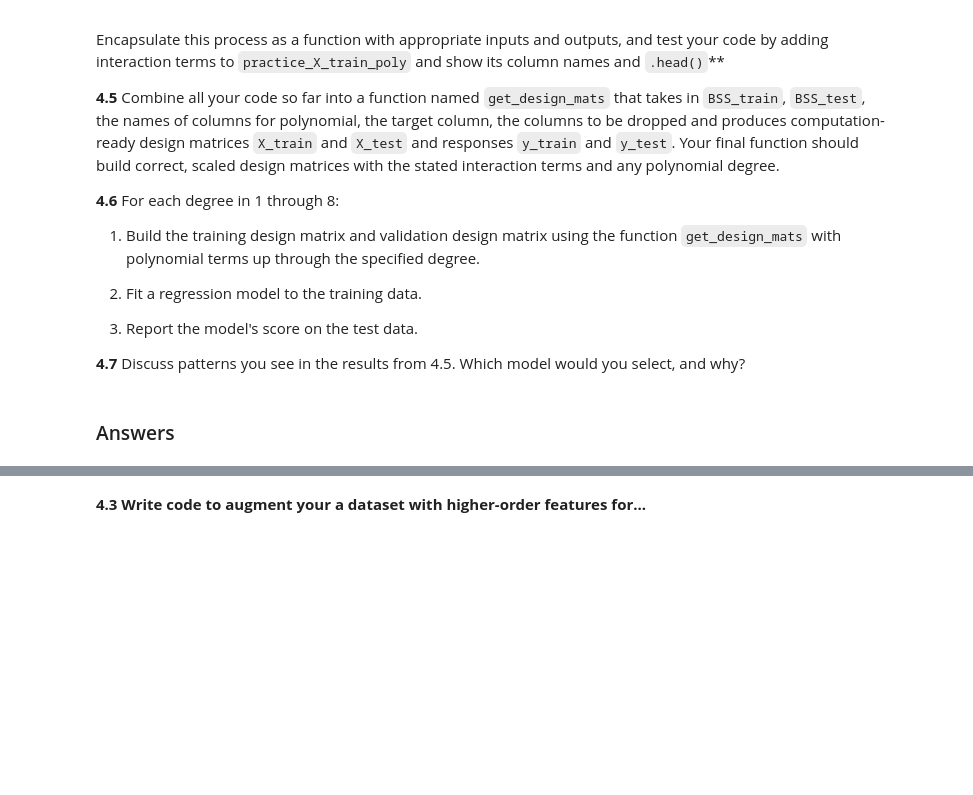
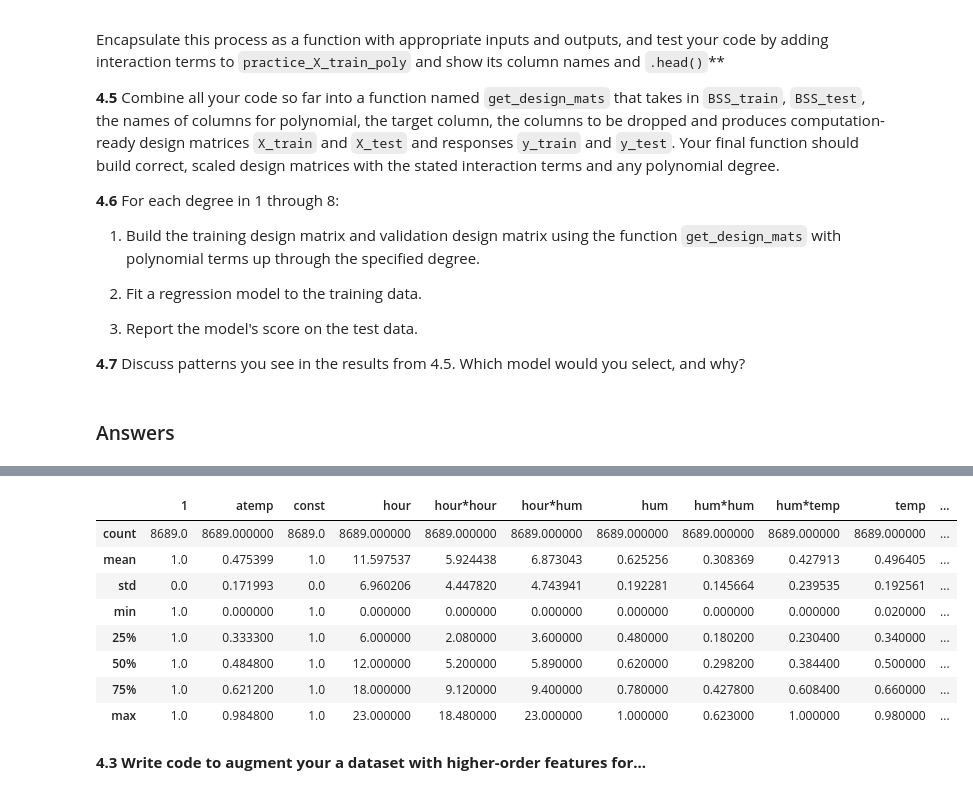
Before and after one commit to katiegrosch/2019-CS109A, a Jupyter notebook: content/homeworks/cs109a_hw3_209/cs109a_hw3.ipynb, the cells around one changed output, grey strips where cells are left out. Cells and saved outputs as stored; diff of their text form; code cells hidden in the pictures; blank space fills up the shorter version.

```diff
--- a/content/homeworks/cs109a_hw3_209/cs109a_hw3.ipynb
+++ b/content/homeworks/cs109a_hw3_209/cs109a_hw3.ipynb
@@ -554,3 +556,25 @@ Encapsulate this process as a function with appropriate inputs and outputs, and
+# %%
+def standardize(columns):
+    return columns
+
+practice_X_train = X_train_poly[X_train_poly.columns.difference(['holiday', 'workingday','Feb', 'Mar', 'Apr',
+       'May', 'Jun', 'Jul', 'Aug', 'Sept', 'Oct', 'Nov', 'Dec', 'spring',
+       'summer', 'fall', 'Mon', 'Tue', 'Wed', 'Thu', 'Fri', 'Sat',
+       'Cloudy', 'Snow', 'Storm'])]
+
+practice_X_train_scaled = standardize(practice_X_train)
+
+practice_X_train_scaled.describe()
+# %% [output]
+|  | 1 | atemp | const | hour | hour*hour | hour*hum | hum | hum*hum | hum*temp | temp | ... |
+| count | 8689.0 | 8689.000000 | 8689.0 | 8689.000000 | 8689.000000 | 8689.000000 | 8689.000000 | 8689.000000 | 8689.000000 | 8689.000000 | ... |
+| mean | 1.0 | 0.475399 | 1.0 | 11.597537 | 5.924438 | 6.873043 | 0.625256 | 0.308369 | 0.427913 | 0.496405 | ... |
+| std | 0.0 | 0.171993 | 0.0 | 6.960206 | 4.447820 | 4.743941 | 0.192281 | 0.145664 | 0.239535 | 0.192561 | ... |
+| min | 1.0 | 0.000000 | 1.0 | 0.000000 | 0.000000 | 0.000000 | 0.000000 | 0.000000 | 0.000000 | 0.020000 | ... |
+| 25% | 1.0 | 0.333300 | 1.0 | 6.000000 | 2.080000 | 3.600000 | 0.480000 | 0.180200 | 0.230400 | 0.340000 | ... |
+| 50% | 1.0 | 0.484800 | 1.0 | 12.000000 | 5.200000 | 5.890000 | 0.620000 | 0.298200 | 0.384400 | 0.500000 | ... |
+| 75% | 1.0 | 0.621200 | 1.0 | 18.000000 | 9.120000 | 9.400000 | 0.780000 | 0.427800 | 0.608400 | 0.660000 | ... |
+| max | 1.0 | 0.984800 | 1.0 | 23.000000 | 18.480000 | 23.000000 | 1.000000 | 0.623000 | 1.000000 | 0.980000 | ... |
 # %% [markdown]
 **4.3 Write code to augment your a dataset with higher-order features for...**
 # %%
```
Also changed, not shown: parts of 10 cells of this notebook.
